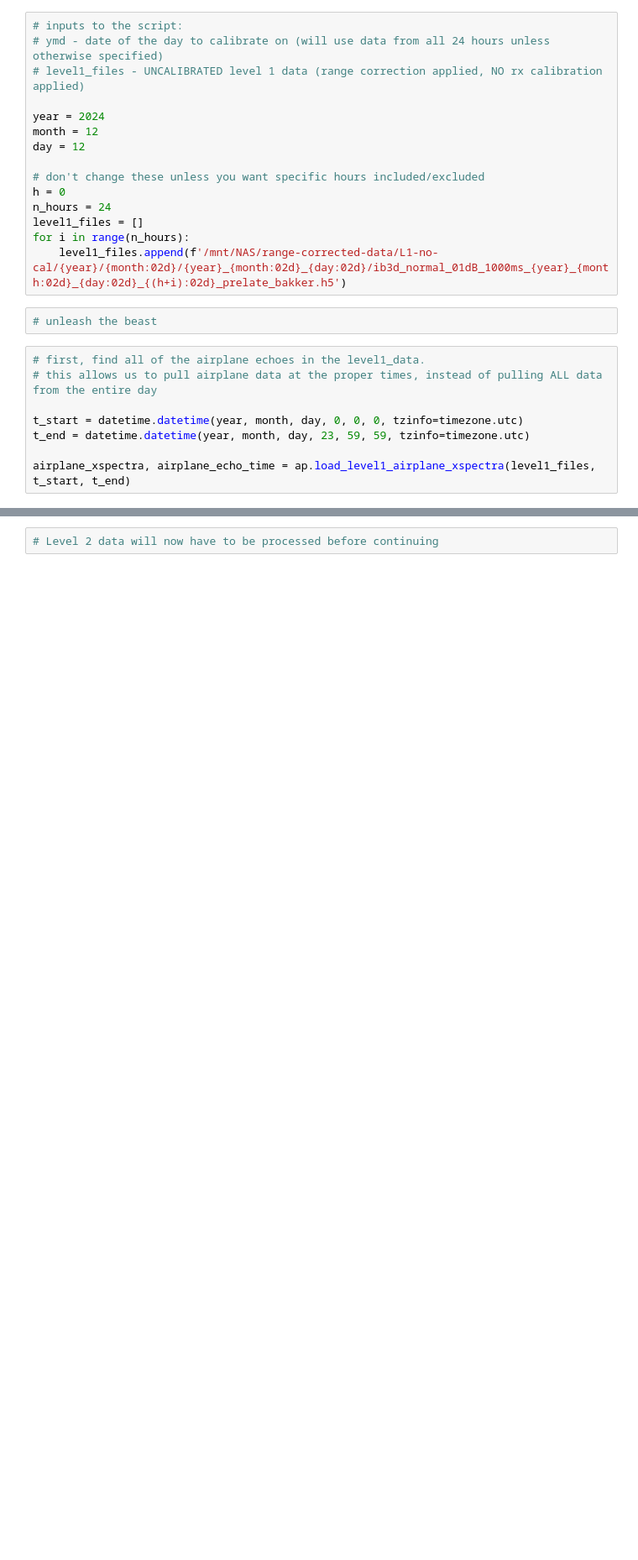
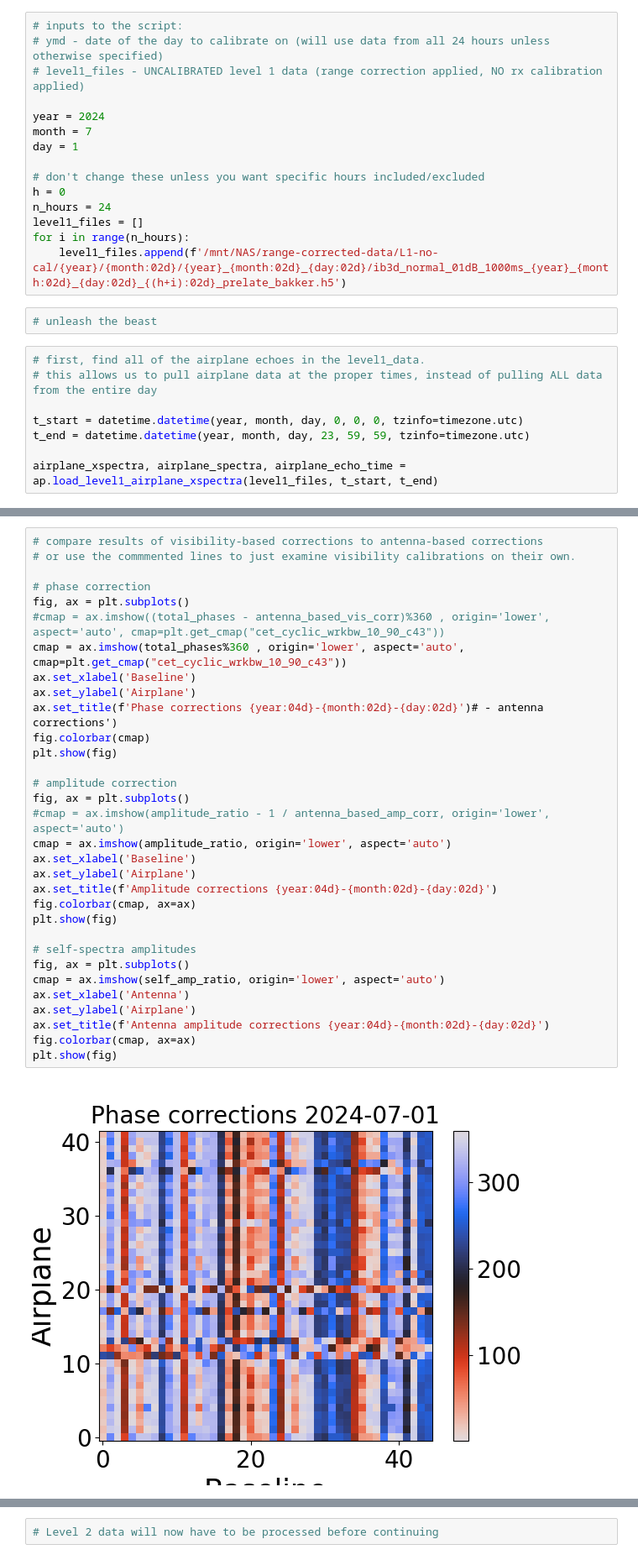
Before and after one commit to icebearcanada/airplane-process, a Jupyter notebook: airplane-code/generate_airplane_calibrations.ipynb, the cells around one changed output, grey strips where cells are left out. Shown at 84% size. Saved outputs shown, nothing was run; the diff lists cells and outputs as text; blank space fills up the shorter version.

```diff
--- a/airplane-code/generate_airplane_calibrations.ipynb
+++ b/airplane-code/generate_airplane_calibrations.ipynb
@@ -67,8 +69,8 @@ plt.rc('figure', titlesize=BIGGER_SIZE)  # fontsize of the figure title
 # level1_files - UNCALIBRATED level 1 data (range correction applied, NO rx calibration applied)
 
 year = 2024
-month = 12
-day = 12
+month = 7
+day = 1
 
 # don't change these unless you want specific hours included/excluded
 h = 0
@@ -85,5 +87,5 @@ for i in range(n_hours):
 t_start = datetime.datetime(year, month, day, 0, 0, 0, tzinfo=timezone.utc)
 t_end = datetime.datetime(year, month, day, 23, 59, 59, tzinfo=timezone.utc)
 
-airplane_xspectra, airplane_echo_time = ap.load_level1_airplane_xspectra(level1_files, t_start, t_end)
+airplane_xspectra, airplane_spectra, airplane_echo_time = ap.load_level1_airplane_xspectra(level1_files, t_start, t_end)
 # %% [output]
@@ -916,0 +1027,34 @@ baseline 44: 42 points included
+# %%
+# compare results of visibility-based corrections to antenna-based corrections
+# or use the commmented lines to just examine visibility calibrations on their own.
+
+# phase correction
+fig, ax = plt.subplots()
+#cmap = ax.imshow((total_phases - antenna_based_vis_corr)%360 , origin='lower', aspect='auto', cmap=plt.get_cmap("cet_cyclic_wrkbw_10_90_c43"))
+cmap = ax.imshow(total_phases%360 , origin='lower', aspect='auto', cmap=plt.get_cmap("cet_cyclic_wrkbw_10_90_c43"))
+ax.set_xlabel('Baseline')
+ax.set_ylabel('Airplane')
+ax.set_title(f'Phase corrections {year:04d}-{month:02d}-{day:02d}')# - antenna corrections')
+fig.colorbar(cmap)
+plt.show(fig)
+
+# amplitude correction
+fig, ax = plt.subplots()
+#cmap = ax.imshow(amplitude_ratio - 1 / antenna_based_amp_corr, origin='lower', aspect='auto')
+cmap = ax.imshow(amplitude_ratio, origin='lower', aspect='auto')
+ax.set_xlabel('Baseline')
+ax.set_ylabel('Airplane')
+ax.set_title(f'Amplitude corrections {year:04d}-{month:02d}-{day:02d}')
+fig.colorbar(cmap, ax=ax)
+plt.show(fig)
+
+# self-spectra amplitudes
+fig, ax = plt.subplots()
+cmap = ax.imshow(self_amp_ratio, origin='lower', aspect='auto')
+ax.set_xlabel('Antenna')
+ax.set_ylabel('Airplane')
+ax.set_title(f'Antenna amplitude corrections {year:04d}-{month:02d}-{day:02d}')
+fig.colorbar(cmap, ax=ax)
+plt.show(fig)
+# %% [output]
+[figure, added]
```
Also changed, not shown: parts of 18 cells of this notebook, 1 other file.
